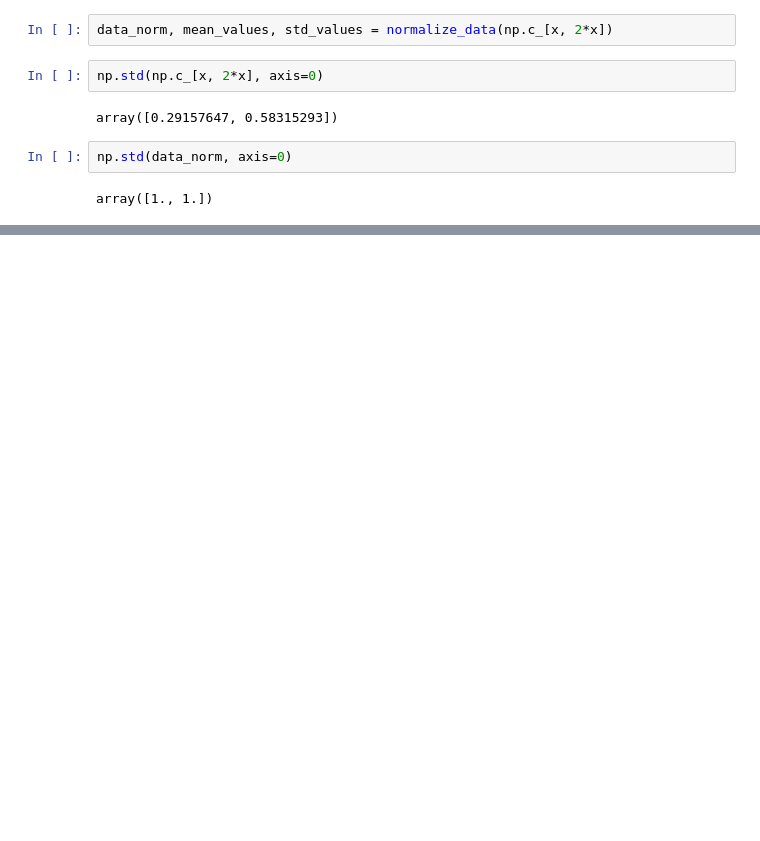
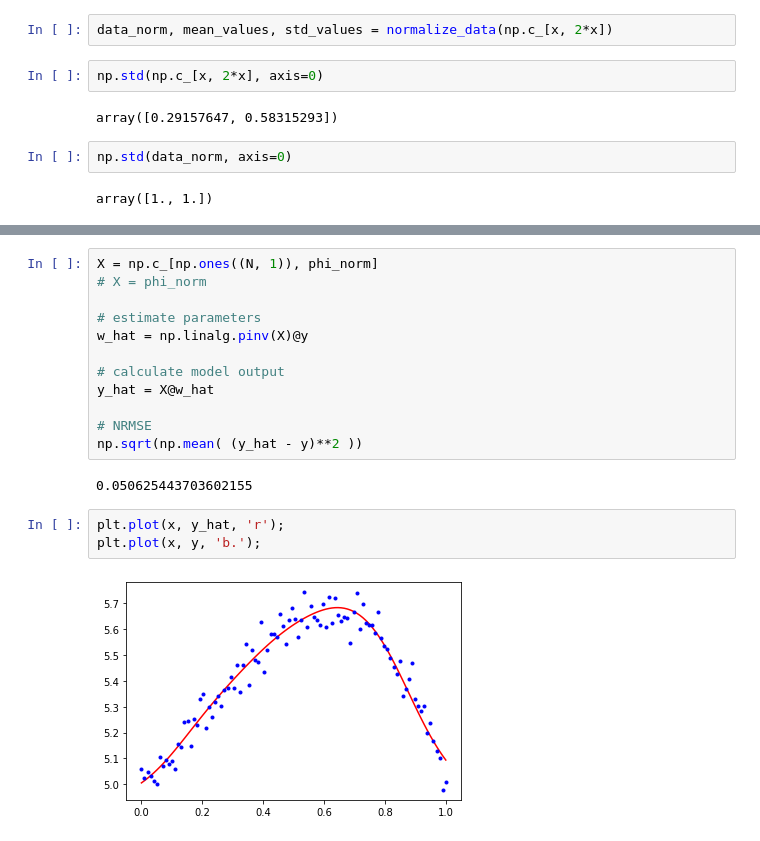
Before and after one commit to harbenml/RBF-network, a Jupyter notebook: notebooks/RBF_demo.ipynb, the cells around one changed output, grey strips where cells are left out. Saved outputs shown, nothing was run; the diff lists cells and outputs as text; blank space fills up the shorter version.

```diff
--- a/notebooks/RBF_demo.ipynb
+++ b/notebooks/RBF_demo.ipynb
@@ -40,0 +101,19 @@ array([1., 1.])
+# %%
+X = np.c_[np.ones((N, 1)), phi_norm]
+# X = phi_norm
+
+# estimate parameters
+w_hat = np.linalg.pinv(X)@y
+
+# calculate model output
+y_hat = X@w_hat
+
+# NRMSE
+np.sqrt(np.mean( (y_hat - y)**2 ))
+# %% [output]
+0.050625443703602155
+# %%
+plt.plot(x, y_hat, 'r');
+plt.plot(x, y, 'b.');
+# %% [output]
+[figure, added]
```
Also changed, not shown: parts of 27 cells of this notebook, 2 other files.
